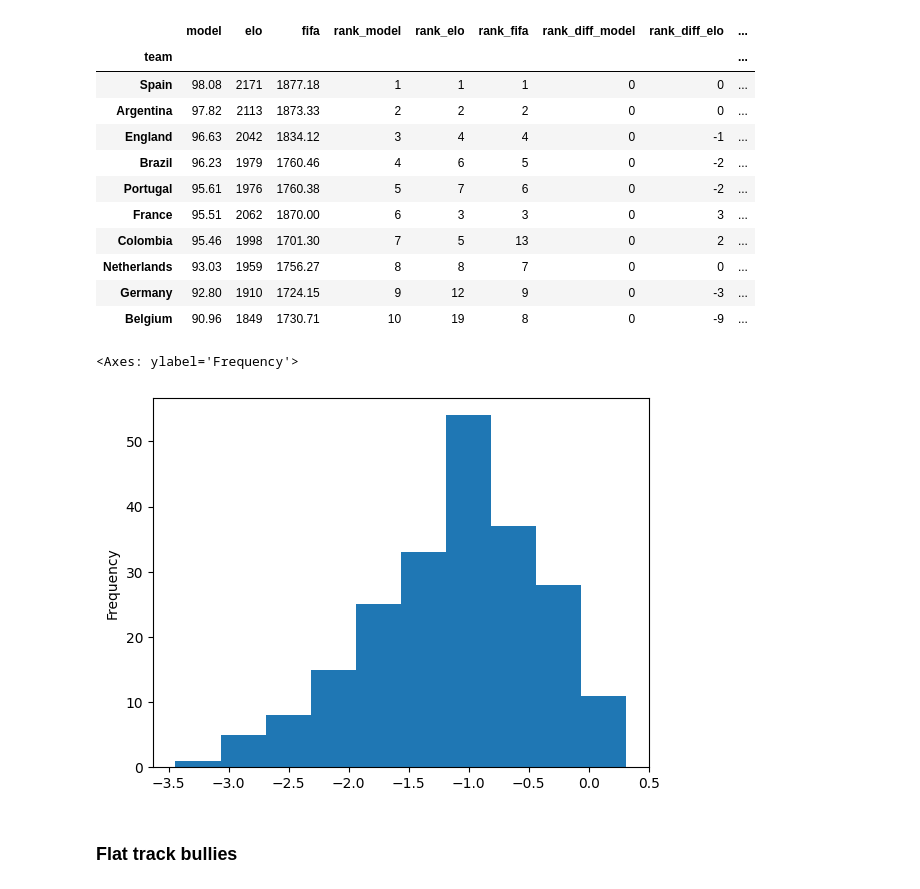
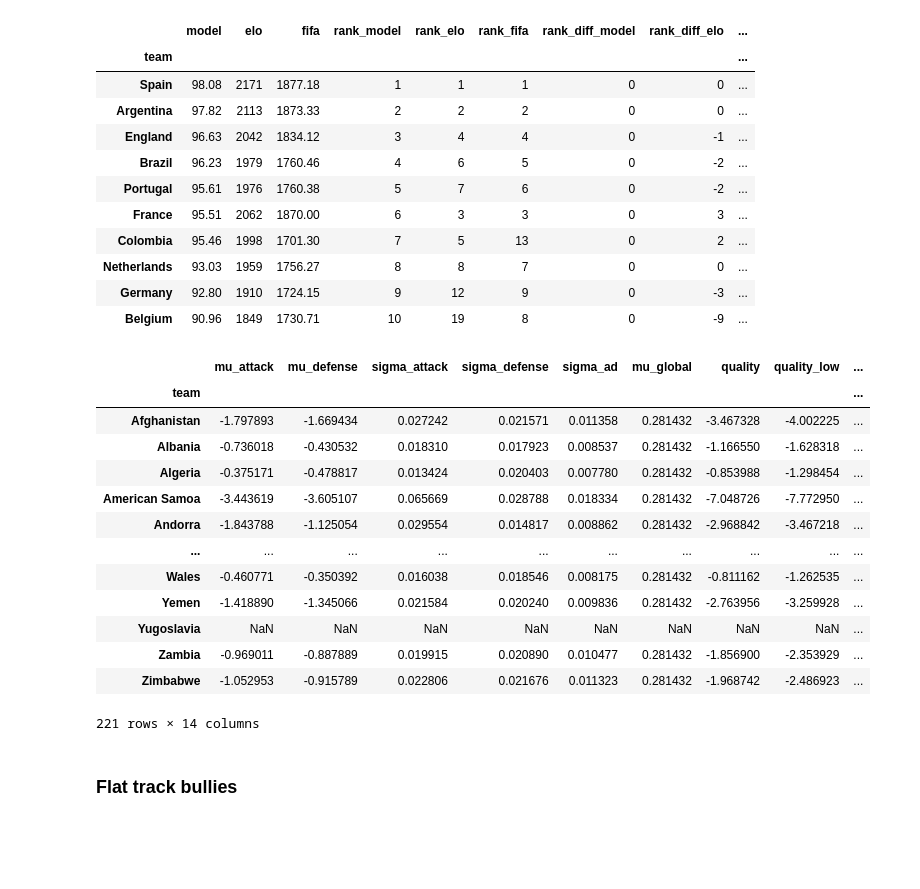
Before and after one commit to rwarneke/football_model, a Jupyter notebook: model.ipynb, the cells around one changed output. Drawn from its saved outputs; the diff is of its cells as text; code cells hidden in the pictures; blank space fills up the shorter version.

Commit message:
clean up and add ratings

```diff
--- a/model.ipynb
+++ b/model.ipynb
@@ -731,11 +731,23 @@ all_rankings.head(10)
 | Netherlands | 93.03 | 1959 | 1756.27 | 8 | 8 | 7 | 0 | 0 | ... |
 | Germany | 92.80 | 1910 | 1724.15 | 9 | 12 | 9 | 0 | -3 | ... |
 | Belgium | 90.96 | 1849 | 1730.71 | 10 | 19 | 8 | 0 | -9 | ... |
-# %%
-df_history.mu_attack.iloc[-1].plot.hist(bins=10)
-# %% [output]
-<Axes: ylabel='Frequency'>
-[figure, removed]
+# %%
+all_ratings
+# %% [output]
+|  | mu_attack | mu_defense | sigma_attack | sigma_defense | sigma_ad | mu_global | quality | quality_low | ... |
+| team |  |  |  |  |  |  |  |  | ... |
+| Afghanistan | -1.797893 | -1.669434 | 0.027242 | 0.021571 | 0.011358 | 0.281432 | -3.467328 | -4.002225 | ... |
+| Albania | -0.736018 | -0.430532 | 0.018310 | 0.017923 | 0.008537 | 0.281432 | -1.166550 | -1.628318 | ... |
+| Algeria | -0.375171 | -0.478817 | 0.013424 | 0.020403 | 0.007780 | 0.281432 | -0.853988 | -1.298454 | ... |
+| American Samoa | -3.443619 | -3.605107 | 0.065669 | 0.028788 | 0.018334 | 0.281432 | -7.048726 | -7.772950 | ... |
+| Andorra | -1.843788 | -1.125054 | 0.029554 | 0.014817 | 0.008862 | 0.281432 | -2.968842 | -3.467218 | ... |
+| ... | ... | ... | ... | ... | ... | ... | ... | ... | ... |
+| Wales | -0.460771 | -0.350392 | 0.016038 | 0.018546 | 0.008175 | 0.281432 | -0.811162 | -1.262535 | ... |
+| Yemen | -1.418890 | -1.345066 | 0.021584 | 0.020240 | 0.009836 | 0.281432 | -2.763956 | -3.259928 | ... |
+| Yugoslavia | NaN | NaN | NaN | NaN | NaN | NaN | NaN | NaN | ... |
+| Zambia | -0.969011 | -0.887889 | 0.019915 | 0.020890 | 0.010477 | 0.281432 | -1.856900 | -2.353929 | ... |
+| Zimbabwe | -1.052953 | -0.915789 | 0.022806 | 0.021676 | 0.011323 | 0.281432 | -1.968742 | -2.486923 | ... |
+221 rows × 14 columns
 # %% [markdown]
 ### Flat track bullies
 # %%
```
Also changed, not shown: parts of 22 cells of this notebook, 7 other files.
